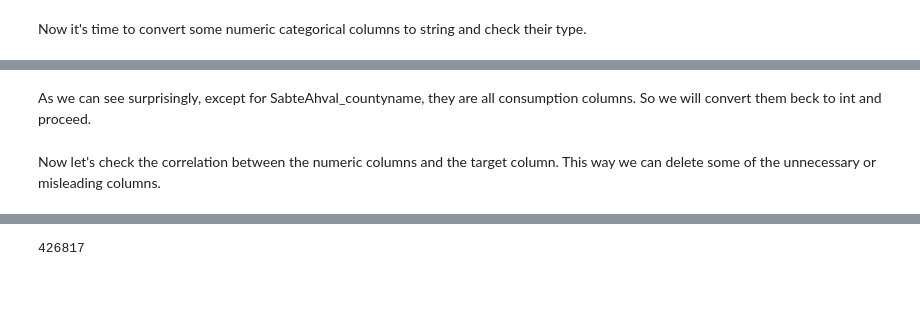
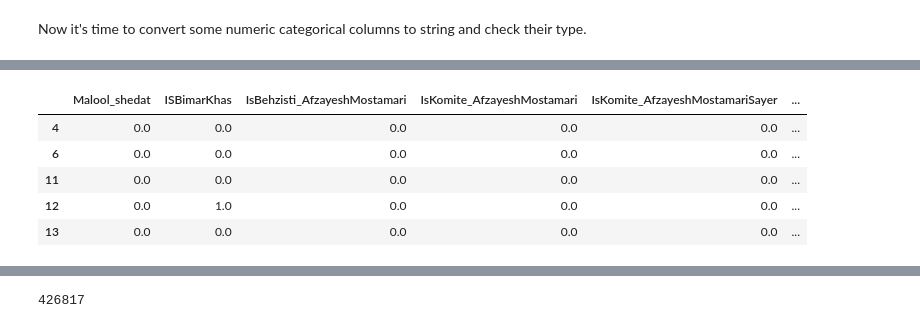
Before and after one commit to Dan-A2/cold-start-preference-learning, a Jupyter notebook: Household_code.ipynb, the cells around one changed output, grey strips where cells are left out. Saved outputs shown, nothing was run; the diff lists cells and outputs as text; code cells hidden in the pictures; blank space fills up the shorter version.

```diff
--- a/Household_code.ipynb
+++ b/Household_code.ipynb
@@ -12,6 +11,6 @@ pd.set_option('display.max_columns', None)
 # %% [markdown]
 # Dataset
 # %%
-data = pd.read_csv('Datasets/Household/household.csv')
+data = pd.read_csv('Datasets/Household/h.csv')
 data.head()
 # %% [output]
@@ -24,5 +22,0 @@ data.head()
-# %%
-data.drop(columns=['Unnamed: 0'], inplace=True)
-# %%
-data = pd.read_csv('/kaggle/input/hholdd1/household.csv')
-data.head()
@@ -251,4 +261,11 @@ SabteAhval_countyname is not a consumption column
-# %% [markdown]
-As we can see surprisingly, except for SabteAhval_countyname, they are all consumption columns. So we will convert them beck to int and proceed.
+# %%
+data[cat_cols].head()
+# %% [output]
+|  | Malool_shedat | ISBimarKhas | IsBehzisti_AfzayeshMostamari | IsKomite_AfzayeshMostamari | IsKomite_AfzayeshMostamariSayer | ... |
+| 4 | 0.0 | 0.0 | 0.0 | 0.0 | 0.0 | ... |
+| 6 | 0.0 | 0.0 | 0.0 | 0.0 | 0.0 | ... |
+| 11 | 0.0 | 0.0 | 0.0 | 0.0 | 0.0 | ... |
+| 12 | 0.0 | 1.0 | 0.0 | 0.0 | 0.0 | ... |
+| 13 | 0.0 | 0.0 | 0.0 | 0.0 | 0.0 | ... |
 # %%
 cat_cols.remove('SabteAhval_provincename')
@@ -258,5 +274,3 @@ data[cat_cols] = data[cat_cols].astype(int)
 data = encode_object_columns(data, ['SabteAhval_provincename'])
 # %%
 data = standardize_features(data, target_col_name)
-# %% [markdown]
-Now let's check the correlation between the numeric columns and the target column. This way we can delete some of the unnecessary or misleading columns.
```
Also changed, not shown: parts of 25 cells of this notebook, 13 other files.
